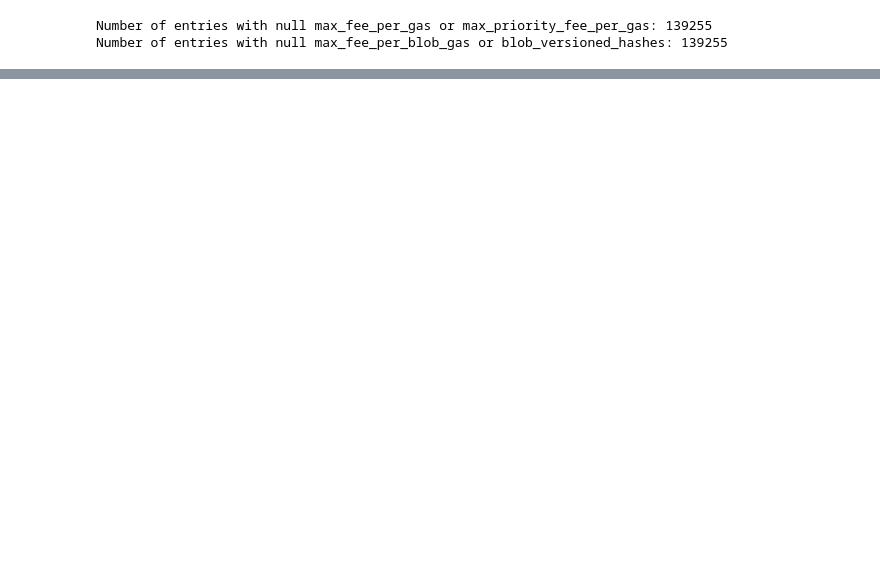
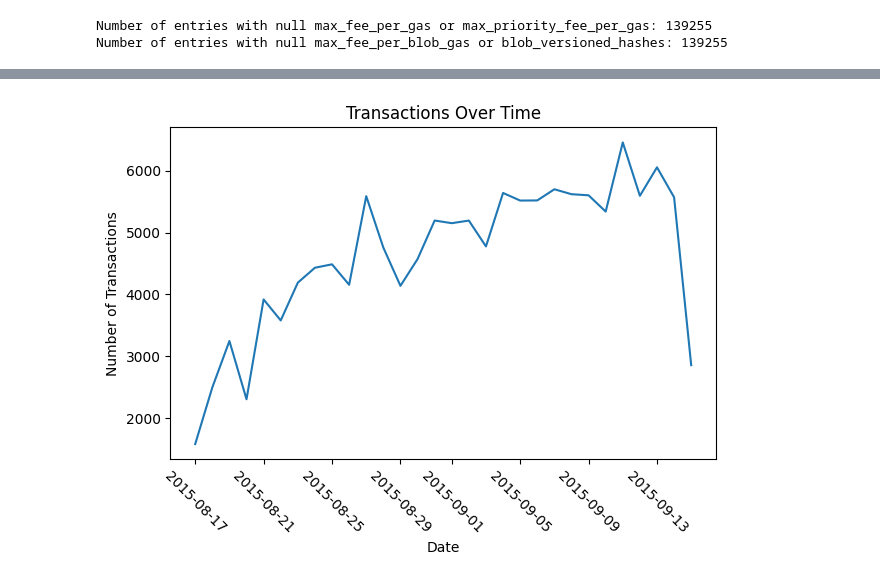
Before and after one commit to DataBuffs/detecting-ethereum-fraud, a Jupyter notebook: main.ipynb, the cells around one changed output, grey strips where cells are left out. Cells and saved outputs as stored; diff of their text form; code cells hidden in the pictures; blank space fills up the shorter version.

```diff
--- a/main.ipynb
+++ b/main.ipynb
@@ -259,0 +283,16 @@ plt.show()
+# %%
+# Convert timestamp to datetime for better readability
+df['datetime'] = pd.to_datetime(df['block_timestamp'], unit='s')
+
+# Group by date and count transactions per day
+transactions_per_day = df.groupby(df['datetime'].dt.date).size()
+
+# Plot transactions over time with diagonal date labels
+transactions_per_day.plot(title='Transactions Over Time')
+plt.xlabel('Date')
+plt.ylabel('Number of Transactions')
+plt.xticks(rotation=-45)  # Rotate x-axis labels by 45 degrees
+plt.tight_layout()       # Adjust layout to prevent clipping
+plt.show()
+# %% [output]
+[figure, added]
```
Also changed, not shown: parts of 12 cells of this notebook.
